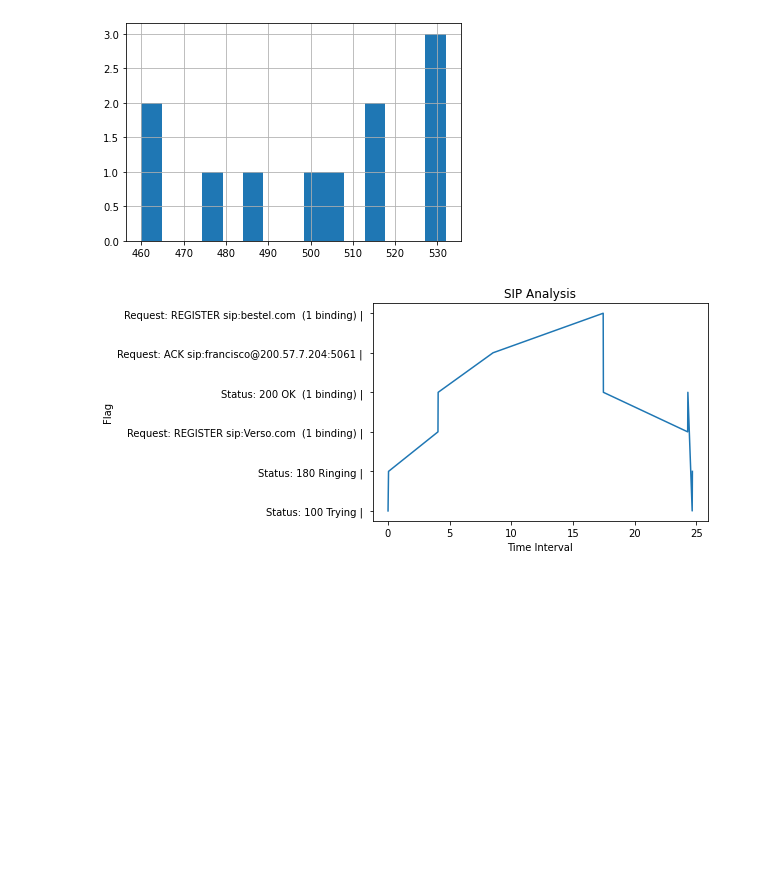
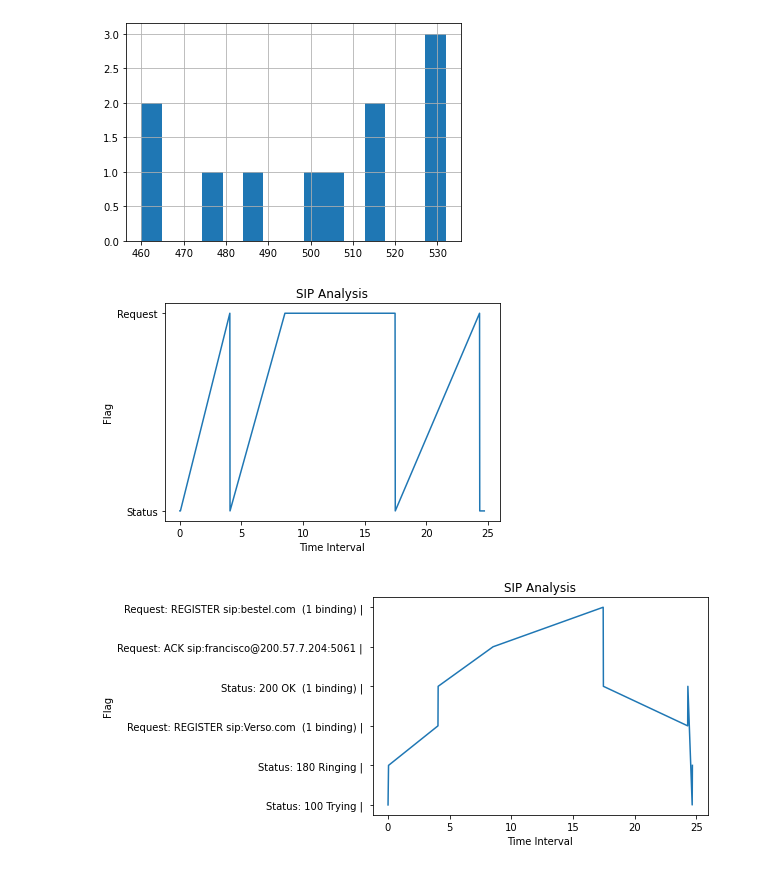
Before and after one commit to akashdecoder/CISCO_PROJECT_SIP_PROTOCOL, a Jupyter notebook: SIPAnalysis.ipynb, the cells around one changed output. Drawn from its saved outputs; the diff is of its cells as text; code cells hidden in the pictures; blank space fills up the shorter version.

Commit message:
SIP analysis with binary plot

```diff
--- a/SIPAnalysis.ipynb
+++ b/SIPAnalysis.ipynb
@@ -63,8 +67,10 @@ infos = sip['Info'].to_list()
 time = sip['Time'].to_list()
 
 print('Info Fields\n')
+flags = []
 for info in infos:
     flag = info.split(':')
+    flags.append(flag[0])
     print(flag[0])
 # %% [output]
 Info Fields
@@ -88,6 +94,14 @@ df[df['Protocol']=='SIP'].Length.hist(bins=15)
 [figure]
 # %%
 import matplotlib.pyplot as plt
+# %%
+plt.plot(time, flags)
+plt.xlabel('Time Interval')
+plt.ylabel('Flag')
+plt.title('SIP Analysis')
+plt.show()
+# %% [output]
+[figure, added]
 # %%
 plt.plot(time, infos)
 plt.xlabel('Time Interval')
```
Also changed, not shown: parts of 1 cell of this notebook.
